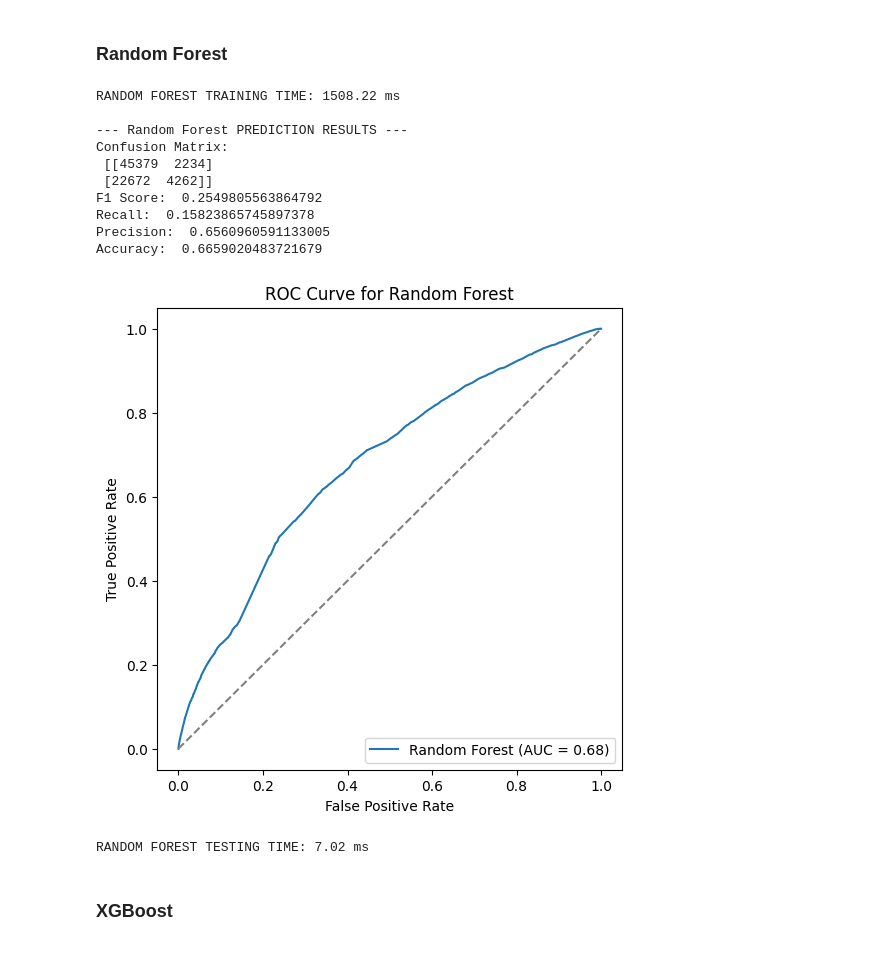
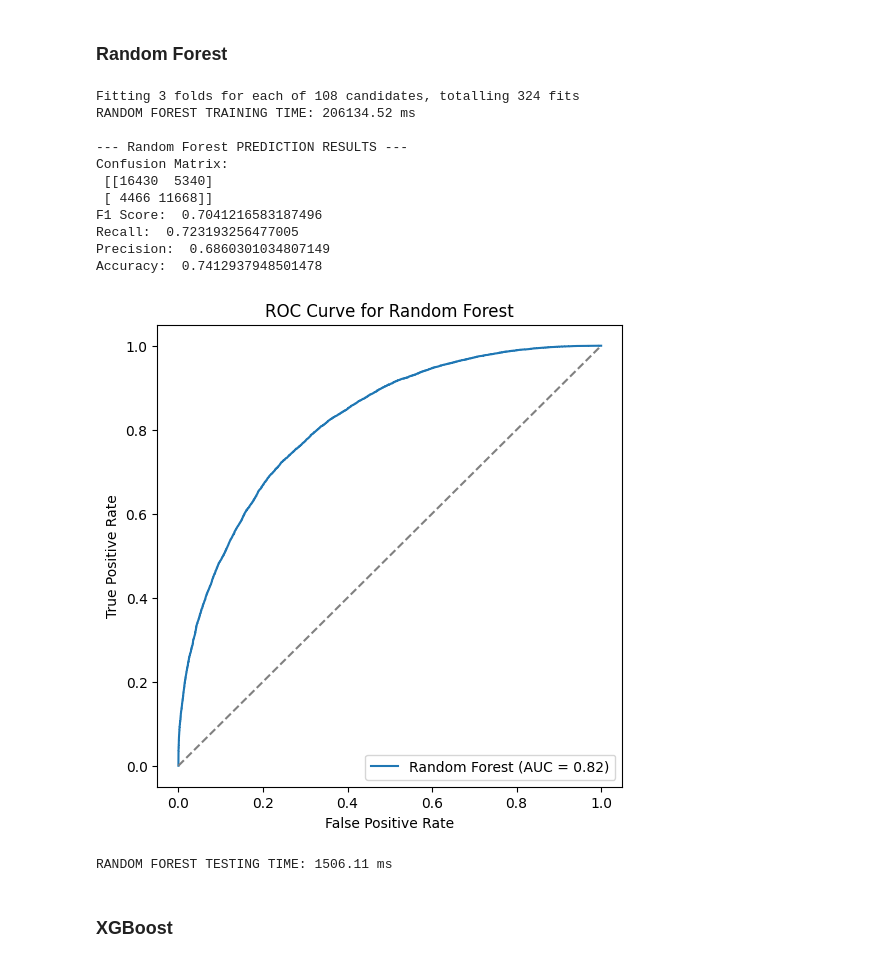
Before and after one commit to kevin-manka/ml-wind-turbine-site-suitability, a Jupyter notebook: turbine_prediction_model.ipynb, the cells around one changed output. Cells and saved outputs as stored; diff of their text form; code cells hidden in the pictures.

Commit message:
modify scoring algorithm and push training results minus SVM

```diff
--- a/turbine_prediction_model.ipynb
+++ b/turbine_prediction_model.ipynb
@@ -162,14 +162,13 @@ from sklearn.ensemble import RandomForestClassifier
 from sklearn.svm import SVC
 from sklearn.preprocessing import StandardScaler
 from sklearn.pipeline import Pipeline
-from sklearn.preprocessing import PolynomialFeatures
 from sklearn.metrics import confusion_matrix, f1_score, recall_score, precision_score, accuracy_score, log_loss
 from sklearn.model_selection import GridSearchCV
 import matplotlib.pyplot as plt
 import time
 
-X = df_selected[selected_columns[:-1]]
-y = df_selected['TurbineScore']
+X = df_final[selected_columns[:-1]]
+y = (df_final['TurbineScore'] > 0.5).astype(int)
 
 # (For neural network, X_train and y_train will be split into training and validation sets)
 X_train, X_test, y_train, y_test = train_test_split(
@@ -278,11 +257,21 @@ SVM TESTING TIME: 434157.22 ms
 # %% [markdown]
 ### KNN
 # %%
-knn_model = Pipeline([
-    ('scale', StandardScaler()),
-    ('knn', KNeighborsClassifier(n_neighbors=3))
-    ])
+knn_param_grid = {
+    'n_neighbors': [3, 5, 7, 9],
+    'weights': ['uniform', 'distance'],
+    'metric': ['euclidean', 'manhattan']
+}
 
+knn = KNeighborsClassifier()
+knn_grid_search = GridSearchCV(knn, knn_param_grid, cv=5, n_jobs=-1, verbose=1)
+
+scaler = StandardScaler()
+X_train_scaled = scaler.fit_transform(X_train)
+X_test_scaled = scaler.transform(X_test)
+knn_grid_search.fit(X_train_scaled, y_train)
+
+knn_model = knn_grid_search.best_estimator_
 knn_train_time, _, _ = train_model(knn_model, X_train, y_train)
 print(f"KNN TRAINING TIME: {knn_train_time:.2f} ms")
 
@@ -331,36 +320,45 @@ LOGISTIC REGRESSION TESTING TIME: 2.48 ms
 # %% [markdown]
 ### Random Forest
 # %%
-# Grid search
-param_grid = {
-    'n_estimators': [5, 10, 20],
-    'max_depth': [5, 10, 20]
+rf_params = {
+    'n_estimators': [50, 100, 200],
+    'max_depth': [None, 10, 25, 50],
+    'min_samples_split': [2, 5, 10],
+    'class_weight': ['balanced', 'balanced_subsample', None]
 }
 
 random_forest = RandomForestClassifier(random_state=42)
-grid_search = GridSearchCV(random_forest, param_grid, cv=5)
-grid_search.fit(X_train, y_train)
+rf_grid_search = GridSearchCV(
+    estimator=random_forest,
+    param_grid=rf_params,
+    scoring='f1',
+    cv=3,
+    n_jobs=-1,
+    verbose=1
+)
 
-random_forest_model = RandomForestClassifier(n_estimators=5, max_depth=5, random_state=42,)
+rf_grid_search.fit(X_train, y_train)
+random_forest_model = rf_grid_search.best_estimator_
 
 random_forest_model_train_time, _, _ = train_model(random_forest_model, X_train, y_train)
 print(f"RANDOM FOREST TRAINING TIME: {random_forest_model_train_time:.2f} ms")
 
 random_forest_test_time = test_model(random_forest_model, "Random Forest")
 print(f"RANDOM FOREST TESTING TIME: {random_forest_test_time:.2f} ms")
 # %% [output]
-RANDOM FOREST TRAINING TIME: 1508.22 ms
+Fitting 3 folds for each of 108 candidates, totalling 324 fits
+RANDOM FOREST TRAINING TIME: 206134.52 ms
 
 --- Random Forest PREDICTION RESULTS ---
 Confusion Matrix:
- [[45379  2234]
- [22672  4262]]
-F1 Score:  0.2549805563864792
-Recall:  0.15823865745897378
-Precision:  0.6560960591133005
-Accuracy:  0.6659020483721679
+ [[16430  5340]
+ [ 4466 11668]]
+F1 Score:  0.7041216583187496
+Recall:  0.723193256477005
+Precision:  0.6860301034807149
+Accuracy:  0.7412937948501478
-[figure, old version]
+[figure, new version]
-RANDOM FOREST TESTING TIME: 7.02 ms
+RANDOM FOREST TESTING TIME: 1506.11 ms
 # %% [markdown]
 ### XGBoost
 # %%
```
Also changed, not shown: parts of 9 cells of this notebook, 1 other file.
